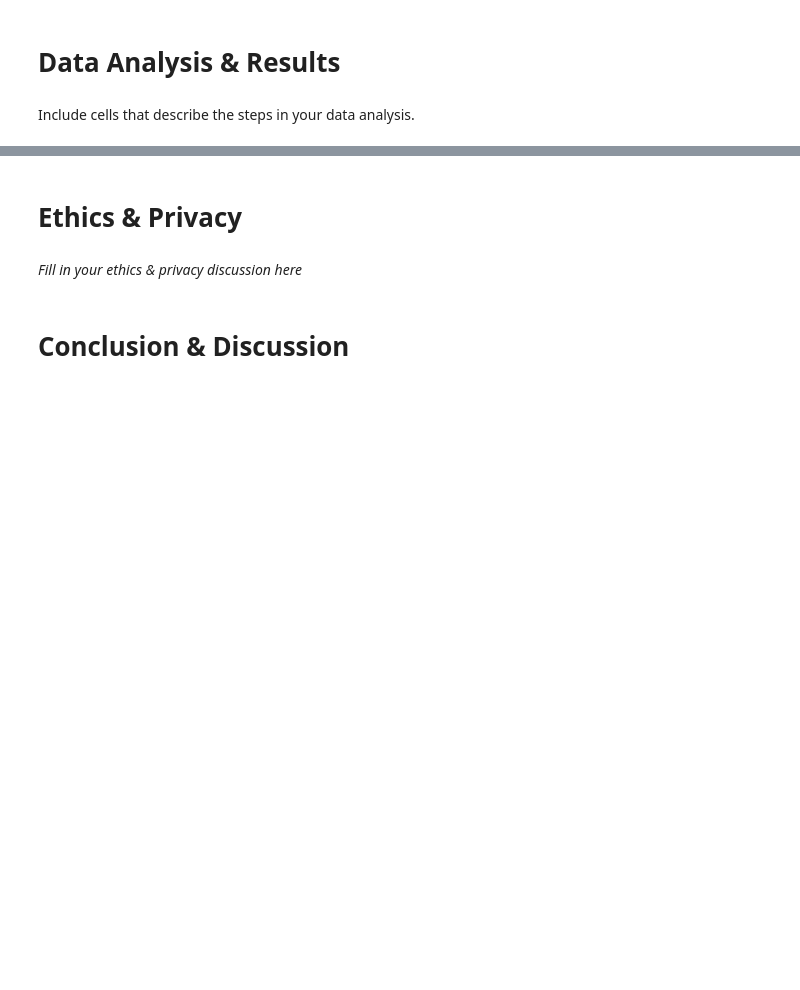
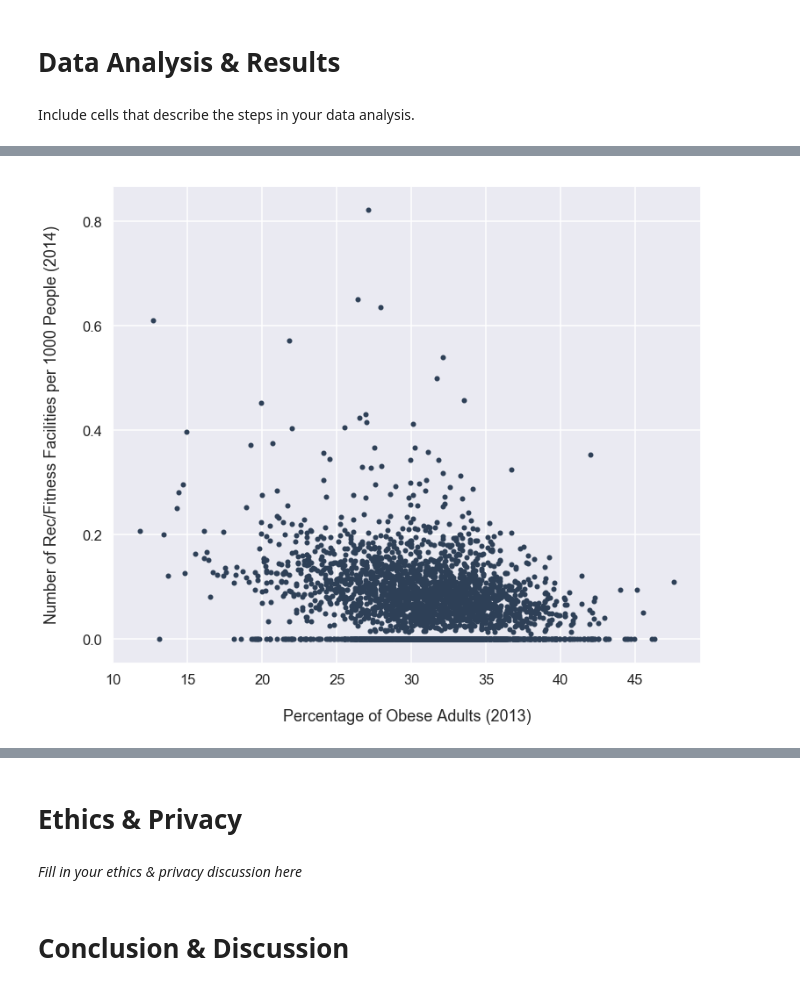
Before and after one commit to cwguan/COGS108-FinalProject, a Jupyter notebook: FinalProject.ipynb, the cells around one changed output, grey strips where cells are left out. Saved outputs shown, nothing was run; the diff lists cells and outputs as text; code cells hidden in the pictures; blank space fills up the shorter version.

Commit message:
Organized data cleaning a bit, added scatter plots

```diff
--- a/FinalProject.ipynb
+++ b/FinalProject.ipynb
@@ -326,8 +277,8 @@ df_ca.RECREATION_FITNESS_FACIL_COUNT_2014.plot(secondary_y=True)
 # %%
-# Testing to see what it would like with ALL counties
-df = df.sort_values(by='ADULT_OBESITY_RATE_2013')
-df = df.reset_index(drop=True)
-display(df)
+# # Testing to see what it would like with ALL counties
+# df = df.sort_values(by='ADULT_OBESITY_RATE_2013')
+# df = df.reset_index(drop=True)
+# display(df)
 
-df.ADULT_OBESITY_RATE_2013.plot(figsize=(20,10))
-df.RECREATION_FITNESS_FACIL_COUNT_2014.plot(secondary_y=True)
+# df.ADULT_OBESITY_RATE_2013.plot(figsize=(20,10))
+# df.RECREATION_FITNESS_FACIL_COUNT_2014.plot(secondary_y=True)
@@ -352,0 +295,7 @@ Include cells that describe the steps in your data analysis.
+# %%
+df.plot.scatter(x='ADULT_OBESITY_RATE_2013', y='RECREATION_FITNESS_FACIL_PER1000_2014', c='#2E4057', figsize=(12,10))
+plt.xlabel('\nPercentage of Obese Adults (2013)')
+plt.ylabel('Number of Rec/Fitness Facilities per 1000 People (2014)\n')
+plt.show()
+# %% [output]
+[figure, added]
```
Also changed, not shown: parts of 28 cells of this notebook.
